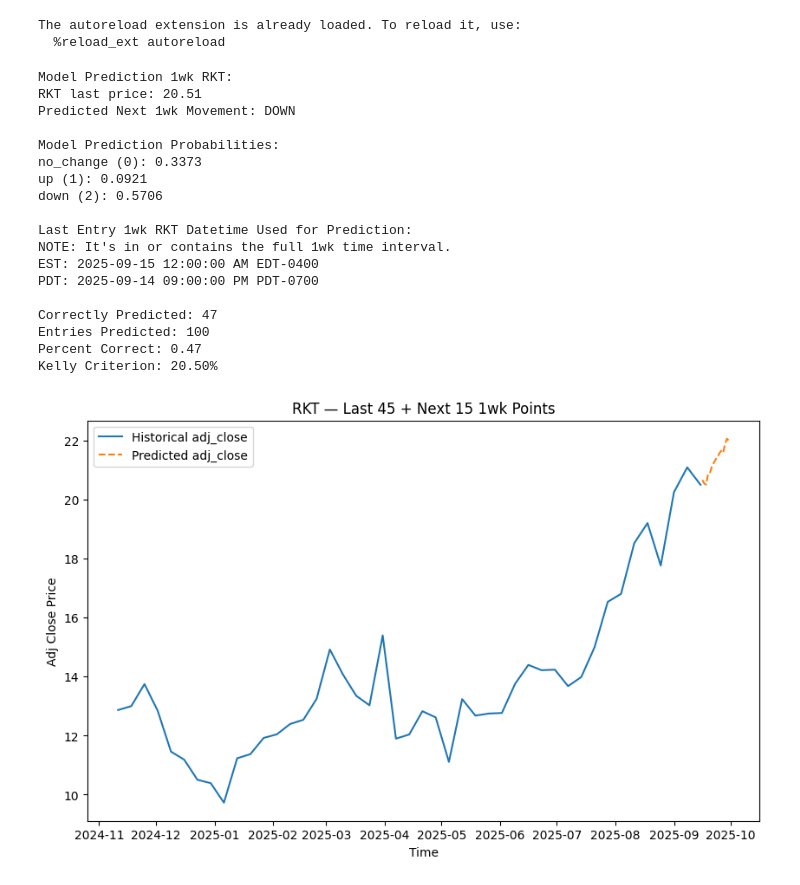
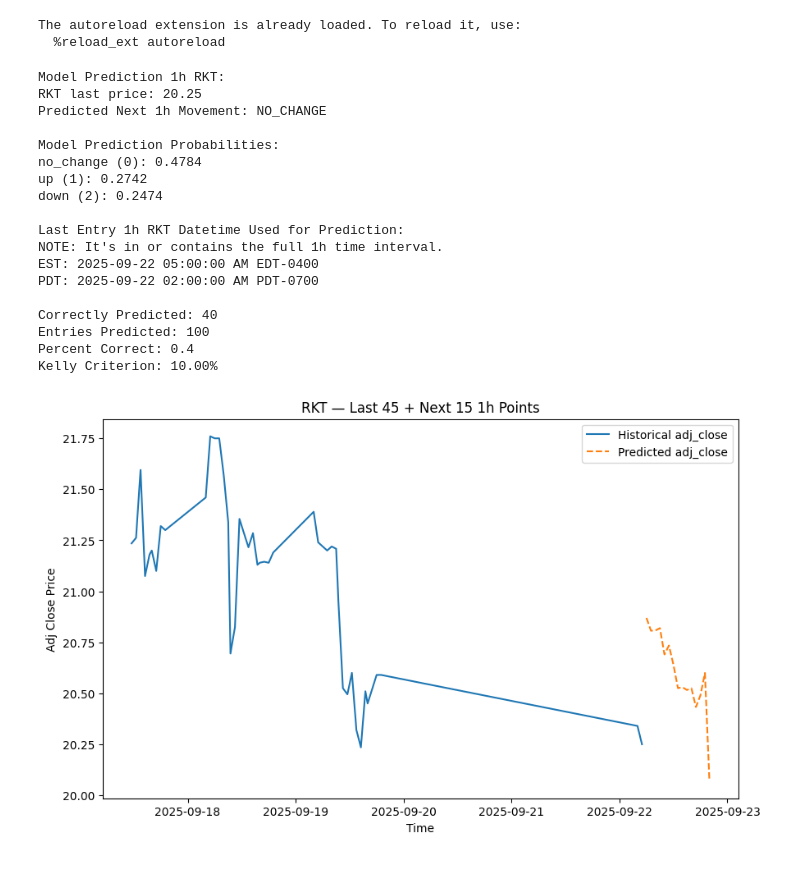
Before and after one commit to yuchild/stock_production_agg, a Jupyter notebook: validations.ipynb, the cells around one changed output. Drawn from its saved outputs; the diff is of its cells as text; code cells hidden in the pictures.

```diff
--- a/validations.ipynb
+++ b/validations.ipynb
@@ -30,7 +30,7 @@ f.make_master_table(stock_set, interval)
 f.xg_boost_model(interval, grid_search_on=True)
 # %%
 symbol = 'rkt'.upper()
-interval = '1wk'
+interval = '1h'
 f.model_prospect(symbol, interval, build=False)
 df_val = f.model_validation(symbol, interval)
 correctly_predicted = df_val.dir_pred_match.sum()
@@ -41,33 +41,33 @@ p = correctly_predicted / entries_predicted # percent correct
 print(f'Percent Correct: {p}')
 print(f'Kelly Criterion: {f.kelly_c(p=[p], l=1, g=2)[0]:.2%}')
 # %% [output]
-Model Prediction 1wk RKT:
-RKT last price: 20.51
-Predicted Next 1wk Movement: DOWN
+Model Prediction 1h RKT:
+RKT last price: 20.25
+Predicted Next 1h Movement: NO_CHANGE
 
 Model Prediction Probabilities:
-no_change (0): 0.3373
-up (1): 0.0921
-down (2): 0.5706
+no_change (0): 0.4784
+up (1): 0.2742
+down (2): 0.2474
 
-Last Entry 1wk RKT Datetime Used for Prediction:
-NOTE: It's in or contains the full 1wk time interval.
-EST: 2025-09-15 12:00:00 AM EDT-0400
-PDT: 2025-09-14 09:00:00 PM PDT-0700
+Last Entry 1h RKT Datetime Used for Prediction:
+NOTE: It's in or contains the full 1h time interval.
+EST: 2025-09-22 05:00:00 AM EDT-0400
+PDT: 2025-09-22 02:00:00 AM PDT-0700
 
-Correctly Predicted: 47
+Correctly Predicted: 40
 Entries Predicted: 100
-Percent Correct: 0.47
-Kelly Criterion: 20.50%
+Percent Correct: 0.4
+Kelly Criterion: 10.00%
 # %%
 # regressor model
 # Train the 15-step-ahead model on your aggregated data:
 f.xg_boost_reg_model(interval="1m", grid_search_on=True)
 # %%
 # Then for any symbol, plot the last 45 days plus the next 15-day forecast:
-f.plot_adj_close("rkt", interval="1wk")
+f.plot_adj_close("rkt", interval="1h")
 # %% [output]
-[figure, old version]
+[figure, new version]
 # %%
 import os
 import warnings
```
Also changed, not shown: 3 other files.
